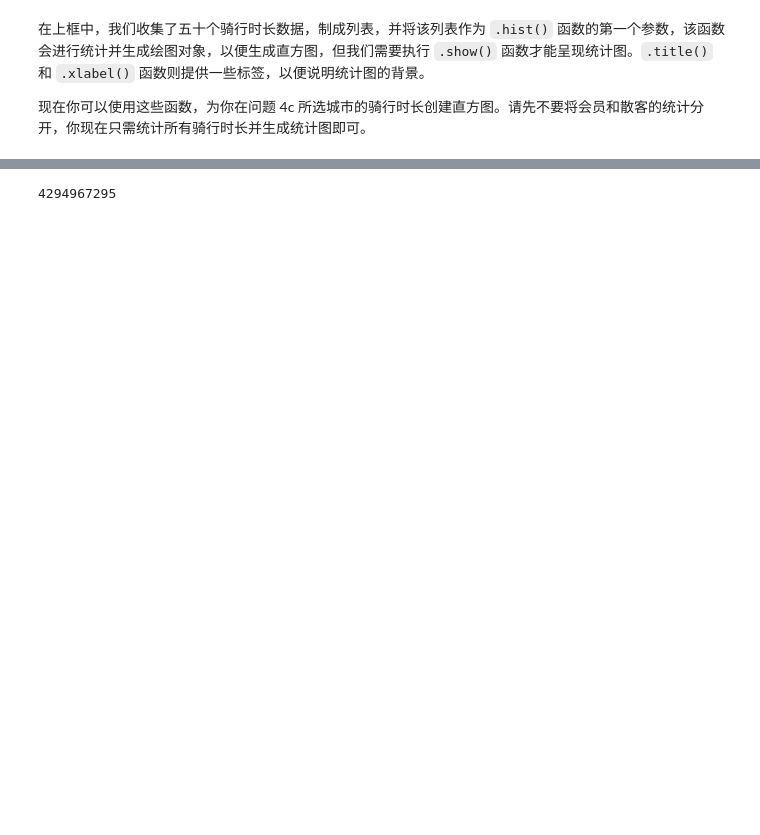
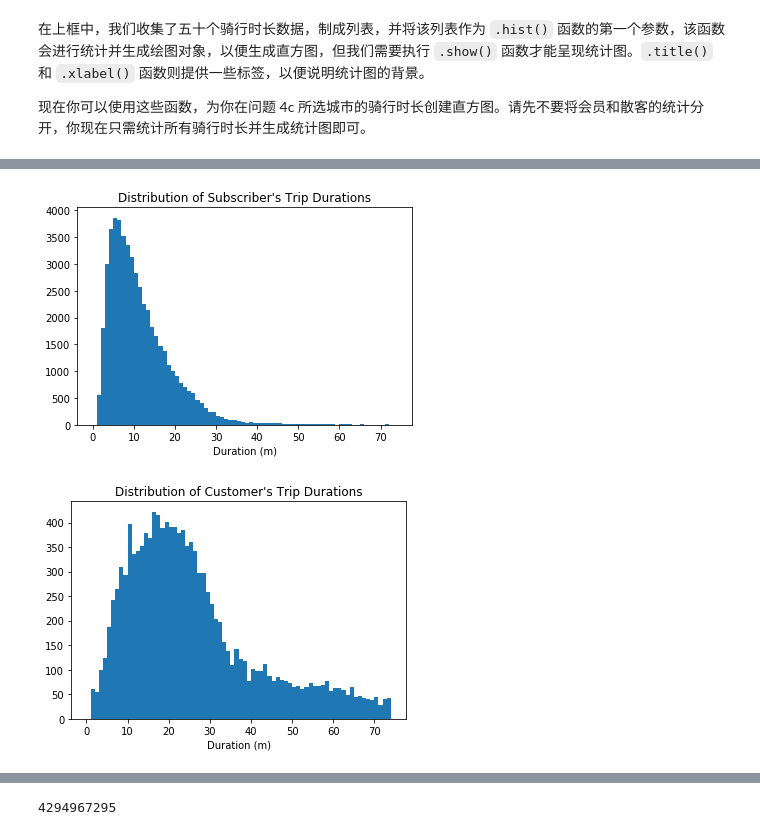
Before and after one commit to stoneboy100200/deep_learning_primary, a Jupyter notebook: bike-share-analysis/Bike_Share_Analysis-zh.ipynb, the cells around one changed output, grey strips where cells are left out. Drawn from its saved outputs; the diff is of its cells as text; code cells hidden in the pictures; blank space fills up the shorter version.

```diff
--- a/bike-share-analysis/Bike_Share_Analysis-zh.ipynb
+++ b/bike-share-analysis/Bike_Share_Analysis-zh.ipynb
@@ -466,3 +586,48 @@ plt.show()
+# %%
+## 使用本框及新框来回答问题 5##
+
+
+import matplotlib.pyplot as plt
+%matplotlib inline
+
+
+def get_duration_subscriber(filename):
+    with open(filename, 'r') as f_in:
+        reader = csv.DictReader(f_in)
+
+        durations = []
+        for row in reader:
+            if row['user_type'] == 'Subscriber':
+                durations.append(float(row['duration']))
+
+        return durations
+
+
+def get_duration_customer(filename):
+    with open(filename, 'r') as f_in:
+        reader = csv.DictReader(f_in)
+
+        durations = []
+        for row in reader:
+            if row['user_type'] == 'Customer':
+                durations.append(float(row['duration']))
+
+        return durations
+
+
+filename = "./data/Washington-2016-Summary.csv"
+plt.hist(get_duration_subscriber(filename), range(0,75), rwidth=5)
+plt.title('Distribution of Subscriber\'s Trip Durations')
+plt.xlabel('Duration (m)')
+plt.show()
+
+plt.hist(get_duration_customer(filename), range(0,75), rwidth=5)
+plt.title('Distribution of Customer\'s Trip Durations')
+plt.xlabel('Duration (m)')
+plt.show()
+# %% [output]
+[figure, added]
+[figure, added]
 # %% [markdown]
 <a id='eda_continued'></a>
 ## 进行你自己的分析
```
Also changed, not shown: parts of 16 cells of this notebook, 4 other files.
